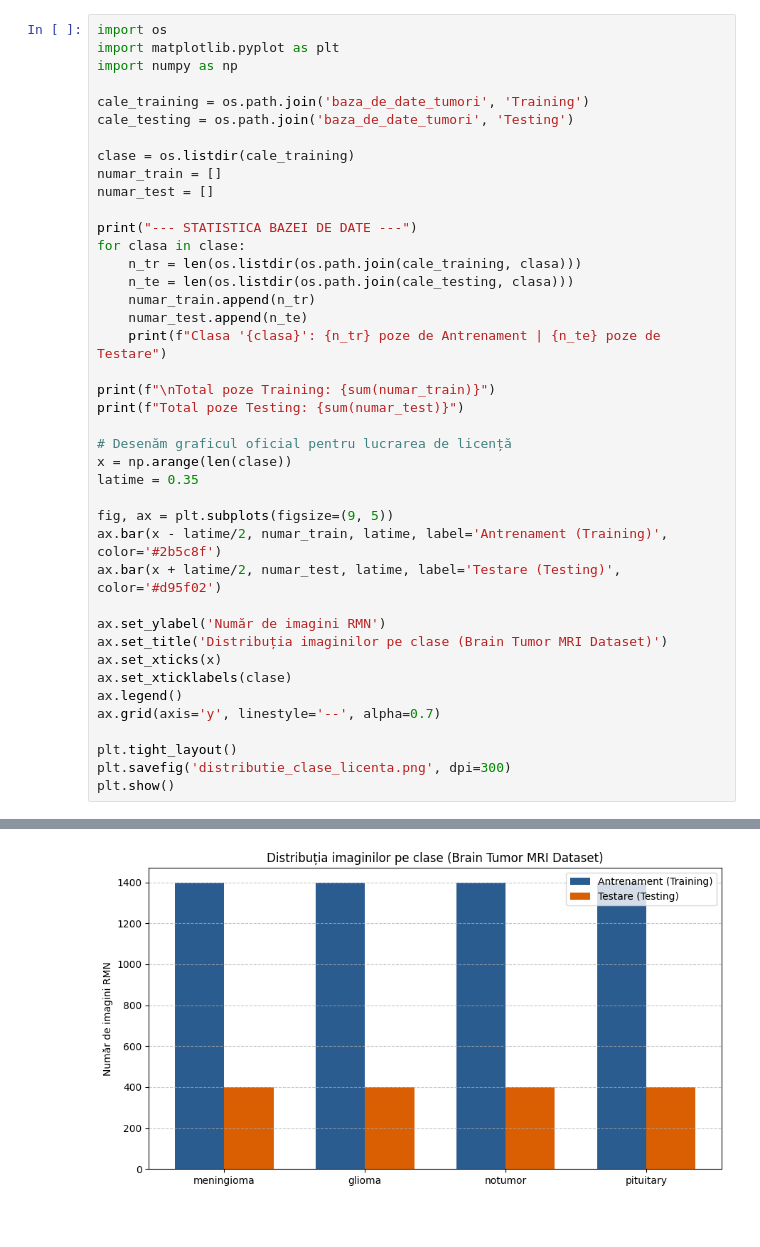
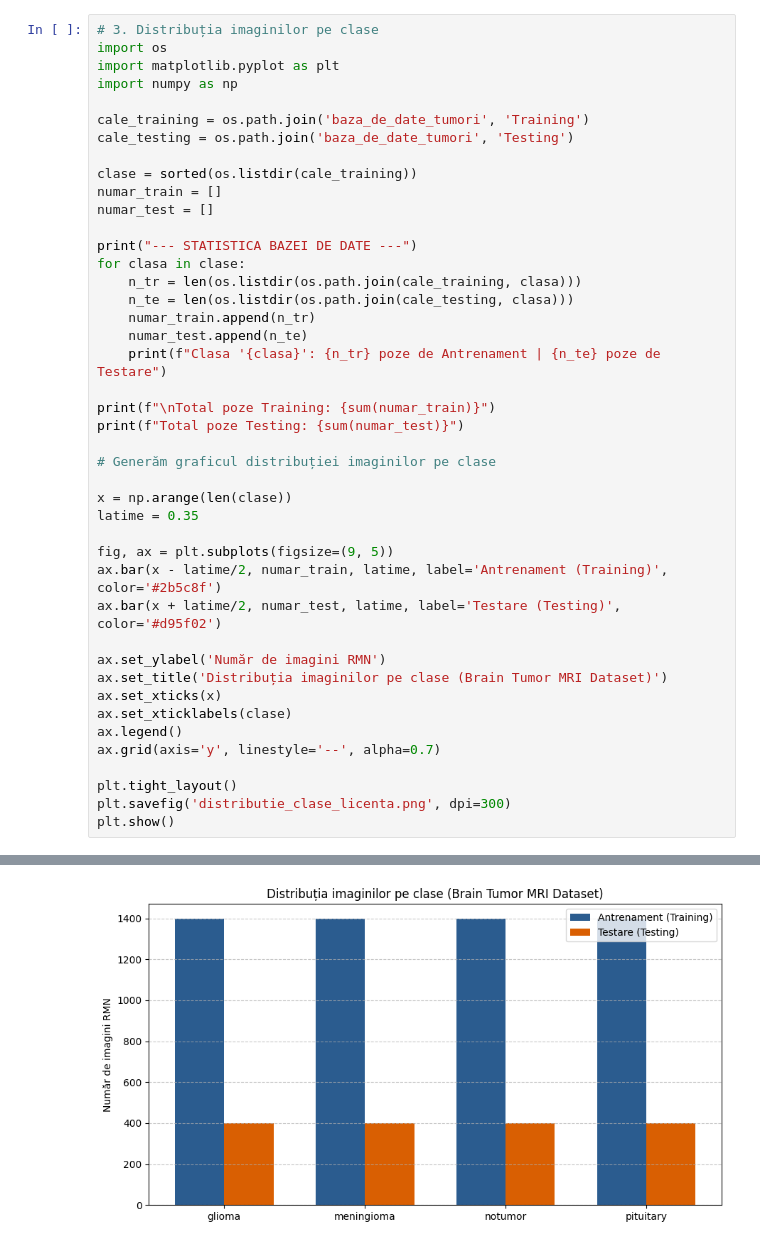
Before and after one commit to mercasdenisa13/Licenta-Detectare-Tumori-Cerebrale, a Jupyter notebook: notebooks/01_explorare_date_clasificare.ipynb, the cells around one changed output, grey strips where cells are left out. Saved outputs shown, nothing was run; the diff lists cells and outputs as text.

```diff
--- a/notebooks/01_explorare_date_clasificare.ipynb
+++ b/notebooks/01_explorare_date_clasificare.ipynb
@@ -66,5 +27,6 @@ Downloading brain-tumor-mri-dataset.zip to /content
 Baza de date a fost descărcată și dezarhivată cu succes!
 # %%
+# 3. Distribuția imaginilor pe clase
 import os
 import matplotlib.pyplot as plt
 import numpy as np
@@ -72,7 +34,7 @@ import numpy as np
 cale_training = os.path.join('baza_de_date_tumori', 'Training')
 cale_testing = os.path.join('baza_de_date_tumori', 'Testing')
 
-clase = os.listdir(cale_training)
+clase = sorted(os.listdir(cale_training))
 numar_train = []
 numar_test = []
 
@@ -87,7 +49,8 @@ for clasa in clase:
 print(f"\nTotal poze Training: {sum(numar_train)}")
 print(f"Total poze Testing: {sum(numar_test)}")
 
-# Desenăm graficul oficial pentru lucrarea de licență
+# Generăm graficul distribuției imaginilor pe clase
+
 x = np.arange(len(clase))
 latime = 0.35
 
@@ -112,7 +75,7 @@ Clasa 'glioma': 1400 poze de Antrenament | 400 poze de Testare
 Clasa 'notumor': 1400 poze de Antrenament | 400 poze de Testare
 Clasa 'pituitary': 1400 poze de Antrenament | 400 poze de Testare
 
 Total poze Training: 5600
 Total poze Testing: 1600
-[figure, old version]
+[figure, new version]
 # %%
```
Also changed, not shown: parts of 10 cells of this notebook, 1 other file.
